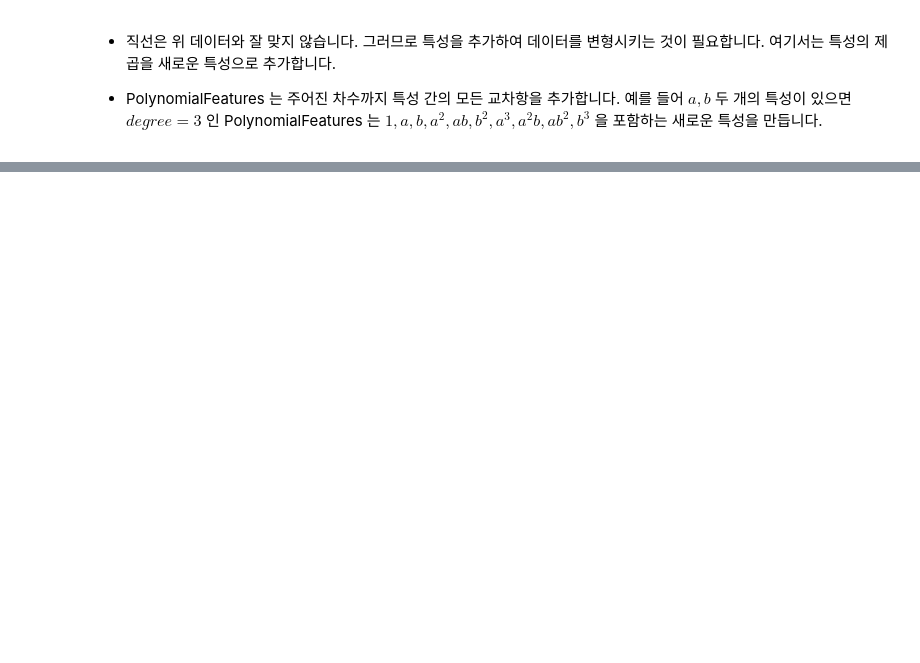
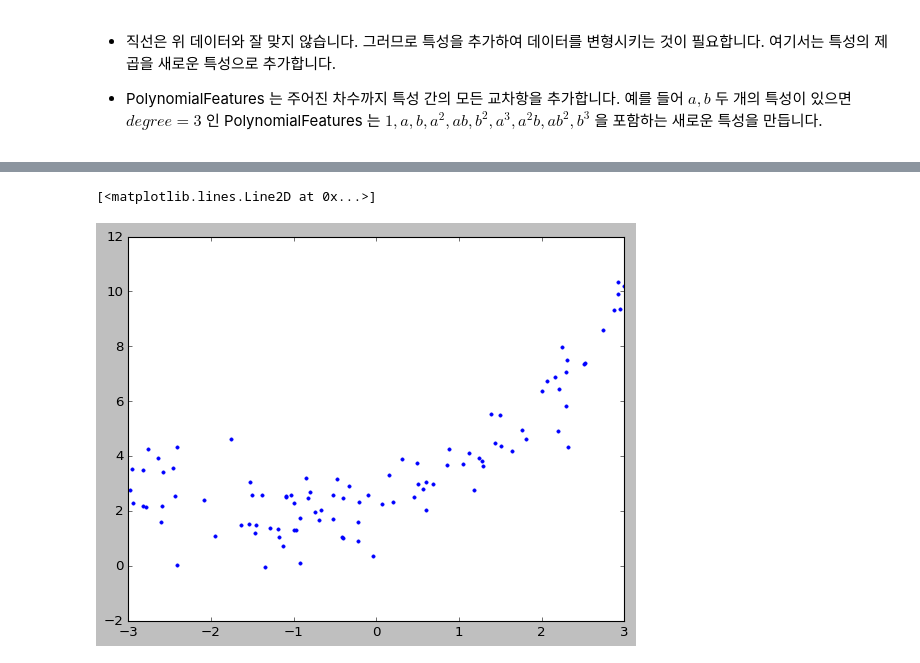
Before and after one commit to Hosung-Ahn/Hands-On-Machine-Learning, a Jupyter notebook: machine_learning/Chapter4/note.ipynb, the cells around one changed output, grey strips where cells are left out. Saved outputs shown, nothing was run; the diff lists cells and outputs as text; code cells hidden in the pictures; blank space fills up the shorter version.

```diff
--- a/machine_learning/Chapter4/note.ipynb
+++ b/machine_learning/Chapter4/note.ipynb
@@ -304,0 +329,5 @@ plt.show()
+# %%
+plt.plot(X,y,"b.")
+# %% [output]
+[<matplotlib.lines.Line2D at 0x...>]
+[figure, added]
```
Also changed, not shown: parts of 20 cells of this notebook.
